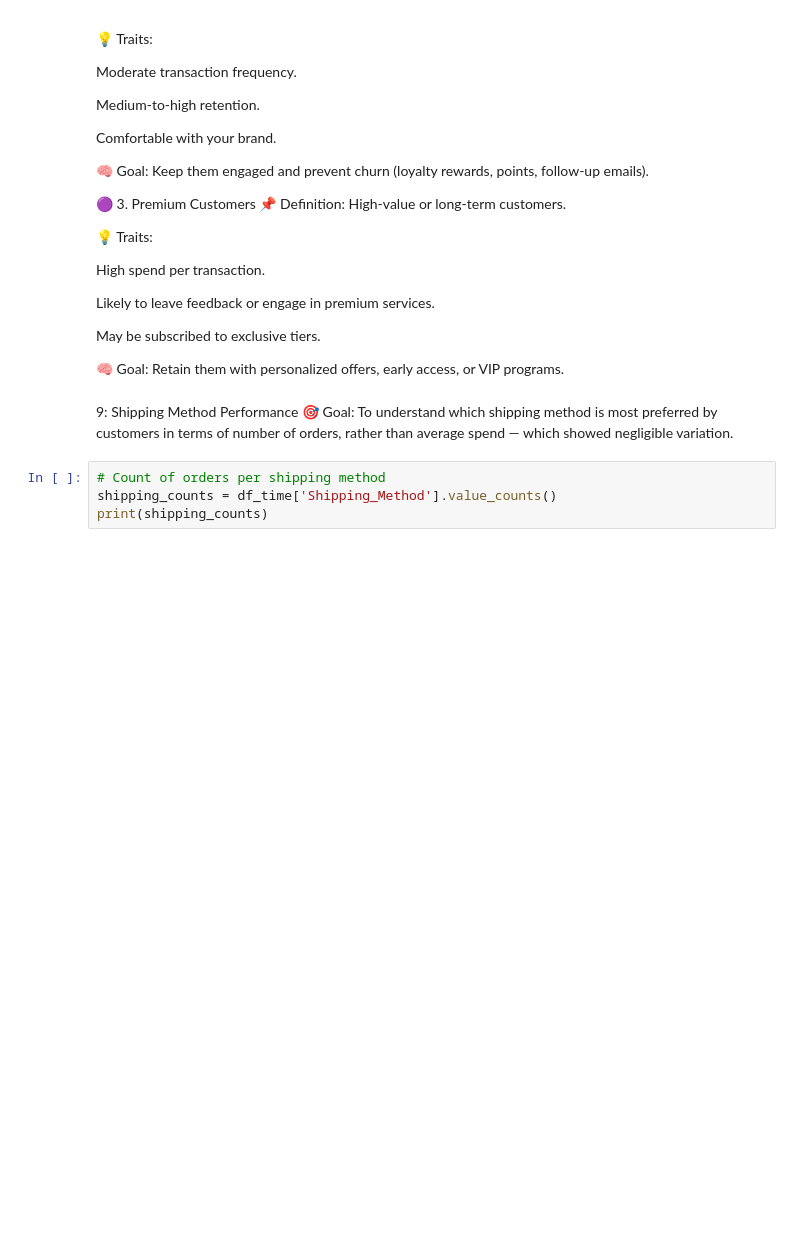
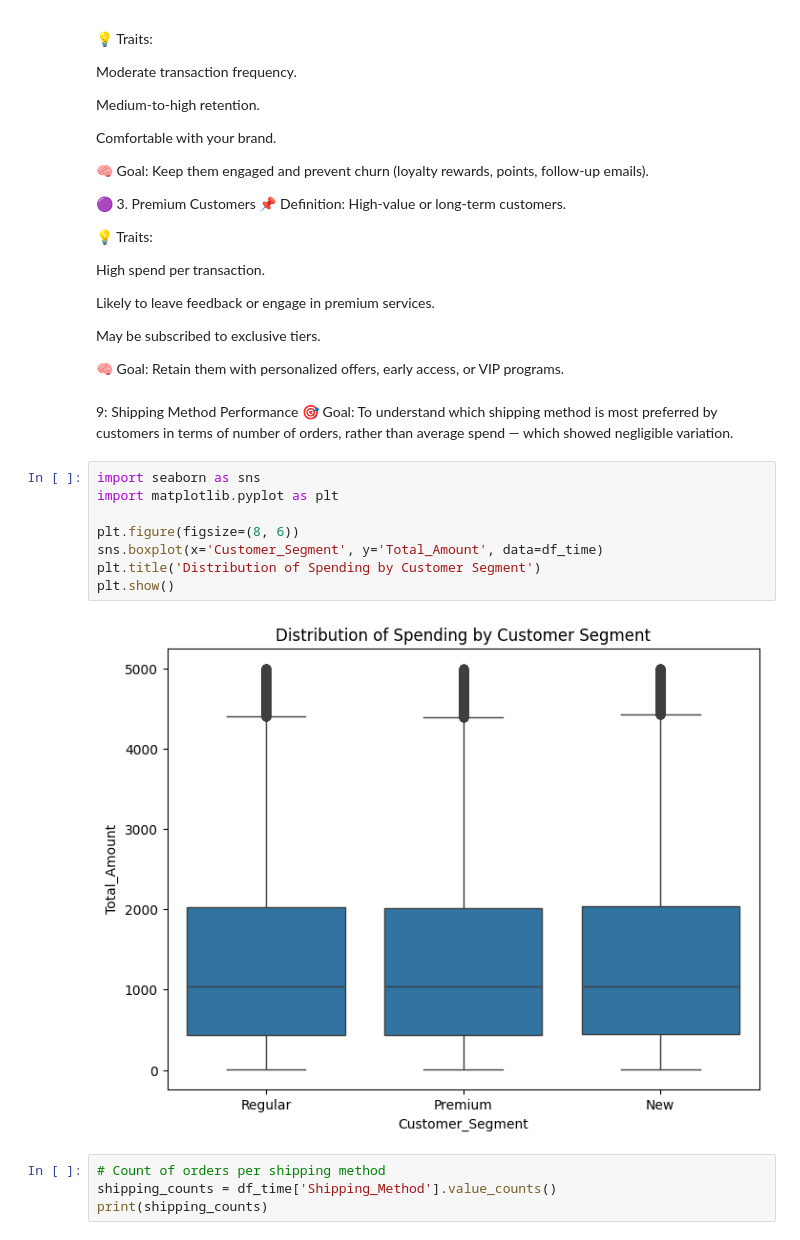
Before and after one commit to pranav444444/MinorProject_Sem7_Customer-Preference-and-Trend-Analytics-for-the-Retail-Sector, a Jupyter notebook: sample_retail_sales (2).ipynb, the cells around one changed output. Saved outputs shown, nothing was run; the diff lists cells and outputs as text; blank space fills up the shorter version.

```diff
--- a/sample_retail_sales (2).ipynb
+++ b/sample_retail_sales (2).ipynb
@@ -839,6 +839,16 @@ May be subscribed to exclusive tiers.
 9: Shipping Method Performance
 🎯 Goal:
 To understand which shipping method is most preferred by customers in terms of number of orders, rather than average spend — which showed negligible variation.
+# %%
+import seaborn as sns
+import matplotlib.pyplot as plt
+
+plt.figure(figsize=(8, 6))
+sns.boxplot(x='Customer_Segment', y='Total_Amount', data=df_time)
+plt.title('Distribution of Spending by Customer Segment')
+plt.show()
+# %% [output]
+[figure, added]
 # %%
 # Count of orders per shipping method
 shipping_counts = df_time['Shipping_Method'].value_counts()
```
Also changed, not shown: parts of 28 cells of this notebook, 11 other files.
